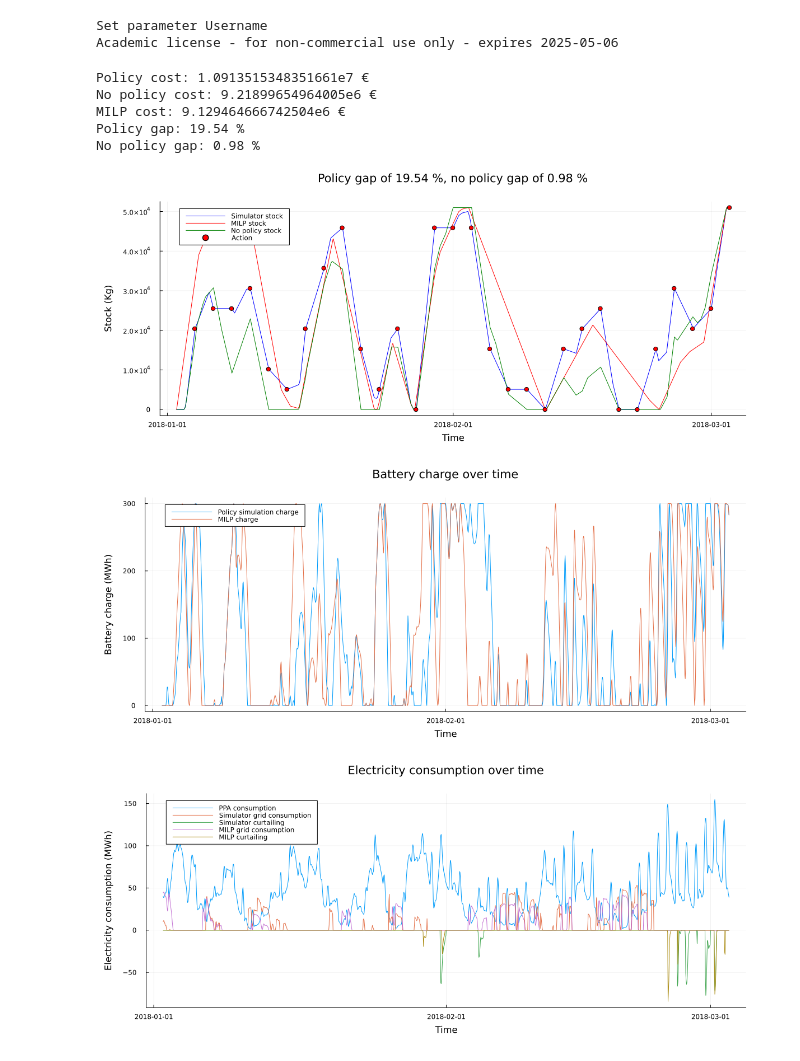
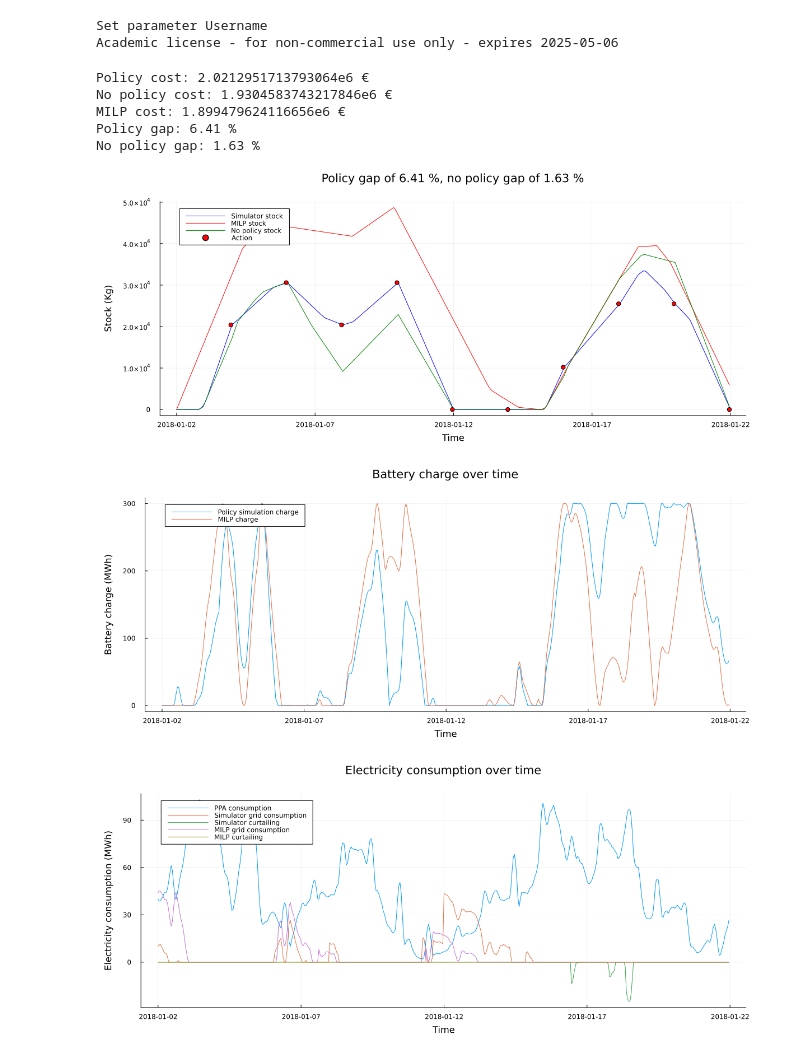
Before and after one commit to air-liquide-IMI-project/H2Modelling, a Jupyter notebook: dynamic_solver.ipynb, the cells around one changed output. Cells and saved outputs as stored; diff of their text form; code cells hidden in the pictures.

```diff
--- a/dynamic_solver.ipynb
+++ b/dynamic_solver.ipynb
@@ -20,10 +20,10 @@ if load_new
     train_val_split(time_by_week, wind_by_week, solar_by_week);
 end;
 # %%
-N_CLASSES = 5;
+N_CLASSES = 10;
 classification_function = classify_uniform_thresholds;
 
-probs, classes_train, classes_val = classification_function(wind_train, solar_train, wind_val_full, solar_val_full, N_CLASSES);
+classes_probas, classes_train, classes_val = classification_function(wind_train, solar_train, wind_val_full, solar_val_full, N_CLASSES);
 
 # Count the number of profiles in each class in the training set and validation set
 count_classes_train = [sum(classes_train .== i) for i in 1:N_CLASSES]
@@ -37,7 +37,7 @@ Number of profiles in each class in the validation set: [17, 44, 94, 22, 5]
 # %% [markdown]
 We use only the first 10 week of the validation data to make the computes faster, for now
 # %%
-T = 30
+T = 10
 time_val = time_val_full[1:T]
 wind_val = wind_val_full[1:T]
 solar_val = solar_val_full[1:T];
@@ -59,7 +59,7 @@ where $C(x^s_t,x^s_{t+1})$ is the cost of reaching $x^s_{t+1}$ from $x^s_t$ over
 N_STATES = 10 # States in tenth of the tank capacity
 states = [(i / N_STATES) * TANK_CAPA for i in 0:N_STATES];
 # Number of weeks used for the computation of the expected values
-N_EV = 10;
+N_EV = 50;
 # %%
 V, policy = dynamic_solver(
     T,
@@ -162,11 +158,11 @@ print("MILP cost: $(milp_cost) €\n")
 print("Policy gap: $policy_gap %\n")
 print("No policy gap: $no_policy_gap %\n")
 # %% [output]
-Policy cost: 1.0913515348351661e7 €
-No policy cost: 9.21899654964005e6 €
-MILP cost: 9.129464666742504e6 €
-Policy gap: 19.54 %
-No policy gap: 0.98 %
+Policy cost: 2.0212951713793064e6 €
+No policy cost: 1.9304583743217846e6 €
+MILP cost: 1.899479624116656e6 €
+Policy gap: 6.41 %
+No policy gap: 1.63 %
 # %%
 # Prepare the scatter plot of the production levels constraints
 last_hour_by_period = [time_val[i][end] for i in 1:T]
@@ -190,21 +186,21 @@ plot!(stock_plot, overall_time,
 
 scatter!(stock_plot, last_hour_by_period, action_result_by_period, label = "Action", color = :red)
 
-savefig(stock_plot, "plots/stock-N_EV=$(N_EV)-T=$(T)-N_STATES=$(N_STATES)-N_CLASSES=$(N_CLASSES)-$(string(classification_function)).png")
+savefig(stock_plot, "plots/stock-period=$period_length-N_EV=$(N_EV)-T=$(T)-N_STATES=$(N_STATES)-N_CLASSES=$(N_CLASSES)-$(string(classification_function)).png")
 
 plot(stock_plot)
 # %% [output]
-[figure, old version]
+[figure, new version]
 # %%
 battery_plot = plot(size = (1200, 500), legend = :topleft, margin = 8Plots.mm,
     xlabel = "Time", ylabel = "Battery charge (MWh)", title = "Battery charge over time")
 plot!(battery_plot, overall_time, output_simulation["charge"], label = "Policy simulation charge")
 plot!(battery_plot, overall_time, output_milp["charge"][Not(end)], label = "MILP charge")
-savefig("plots/battery-N_EV=$(N_EV)-T=$(T)-N_STATES=$(N_STATES)-N_CLASSES=$(N_CLASSES)-$(string(classification_function)).png")
+savefig("plots/battery-period=$period_length-N_EV=$(N_EV)-T=$(T)-N_STATES=$(N_STATES)-N_CLASSES=$(N_CLASSES)-$(string(classification_function)).png")
 
 plot(battery_plot)
 # %% [output]
-[figure, old version]
+[figure, new version]
 # %%
 elec_plot = plot(size = (1200, 500), legend = :topleft, margin = 8Plots.mm,
     xlabel = "Time", ylabel = "Electricity consumption (MWh)", title = "Electricity consumption over time")
@@ -214,11 +210,11 @@ plot!(elec_plot, overall_time, -output_simulation["curtailing"], label = "Simula
 plot!(elec_plot, overall_time, output_milp["elec_grid"], label = "MILP grid consumption")
 plot!(elec_plot, overall_time, -output_milp["curtailing"], label = "MILP curtailing")
 
-savefig("plots/elec-N_EV=$(N_EV)-T=$(T)-N_STATES=$(N_STATES)-N_CLASSES=$(N_CLASSES)-$(string(classification_function)).png")
+savefig("plots/elec-period=$period_length-N_EV=$(N_EV)-T=$(T)-N_STATES=$(N_STATES)-N_CLASSES=$(N_CLASSES)-$(string(classification_function)).png")
 
 plot(elec_plot)
 # %% [output]
-[figure, old version]
+[figure, new version]
 # %%
 production = plot(size = (1200, 500), legend = :topleft, margin = 8Plots.mm,
     xlabel = "Time", ylabel = "Production (kg)", title = "Production over time")
```
Also changed, not shown: parts of 5 cells of this notebook, 17 other files.
